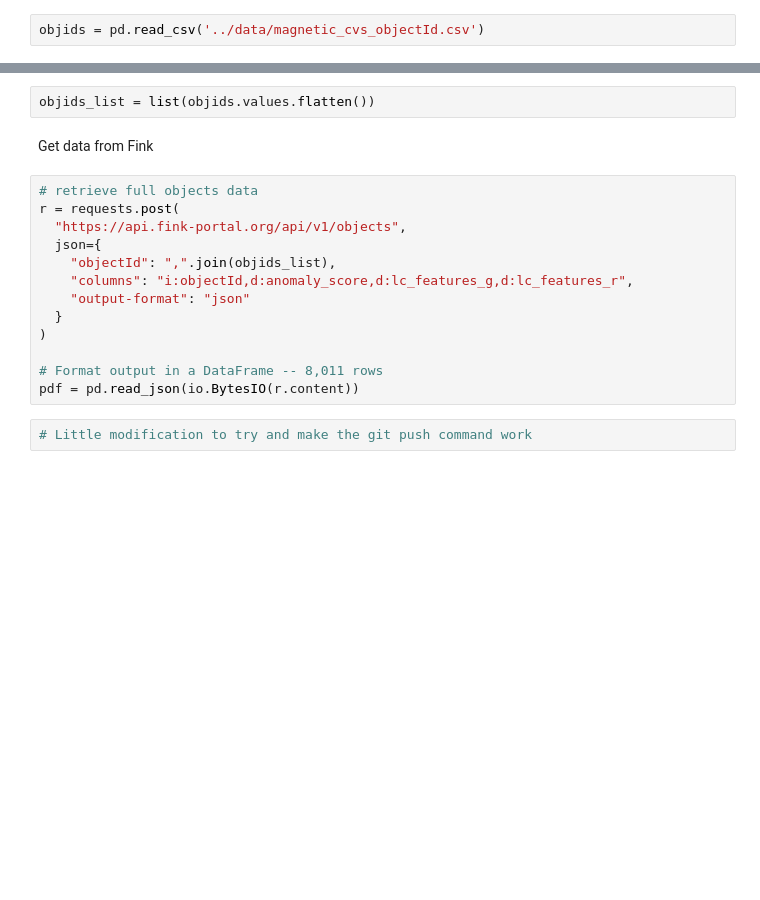
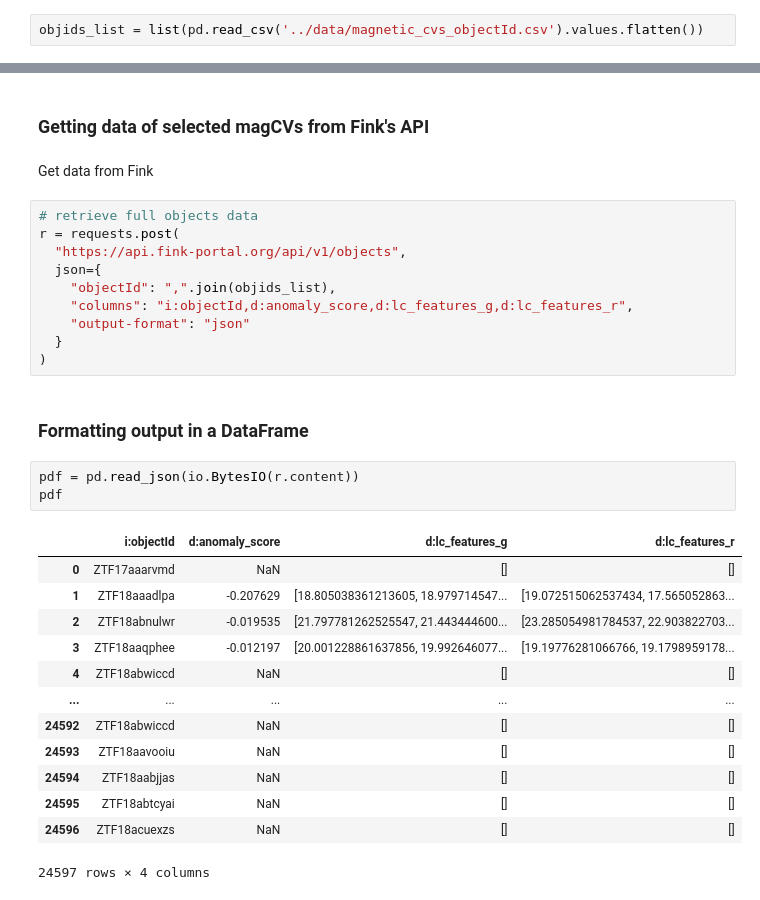
Before and after one commit to emilleishida/magnetic_cvs, a Jupyter notebook: notebooks/magnetic_cvs.ipynb, the cells around one changed output, grey strips where cells are left out. Saved outputs shown, nothing was run; the diff lists cells and outputs as text; blank space fills up the shorter version.

Commit message:
Cleaned data and first corner plot

```diff
--- a/notebooks/magnetic_cvs.ipynb
+++ b/notebooks/magnetic_cvs.ipynb
@@ -8,2 +10,2 @@ Read identification for all magnetic cataclysmic variables
 # %%
-objids = pd.read_csv('../data/magnetic_cvs_objectId.csv')
+objids_list = list(pd.read_csv('../data/magnetic_cvs_objectId.csv').values.flatten())
@@ -14,5 +12,5 @@ objids.shape
-# %%
-objids_list = list(objids.values.flatten())
+# %% [markdown]
+### Getting data of selected magCVs from Fink's API
 # %% [markdown]
 Get data from Fink
 # %%
@@ -25,8 +23,22 @@ r = requests.post(
     "output-format": "json"
   }
 )
-
-# Format output in a DataFrame -- 8,011 rows
-pdf = pd.read_json(io.BytesIO(r.content))
-# %%
-# Little modification to try and make the git push command work
+# %% [markdown]
+### Formatting output in a DataFrame
+# %%
+pdf = pd.read_json(io.BytesIO(r.content))
+pdf
+# %% [output]
+|  | i:objectId | d:anomaly_score | d:lc_features_g | d:lc_features_r |
+| 0 | ZTF17aaarvmd | NaN | [] | [] |
+| 1 | ZTF18aaadlpa | -0.207629 | [18.805038361213605, 18.979714547... | [19.072515062537434, 17.565052863... |
+| 2 | ZTF18abnulwr | -0.019535 | [21.797781262525547, 21.443444600... | [23.285054981784537, 22.903822703... |
+| 3 | ZTF18aaqphee | -0.012197 | [20.001228861637856, 19.992646077... | [19.19776281066766, 19.1798959178... |
+| 4 | ZTF18abwiccd | NaN | [] | [] |
+| ... | ... | ... | ... | ... |
+| 24592 | ZTF18abwiccd | NaN | [] | [] |
+| 24593 | ZTF18aavooiu | NaN | [] | [] |
+| 24594 | ZTF18aabjjas | NaN | [] | [] |
+| 24595 | ZTF18abtcyai | NaN | [] | [] |
+| 24596 | ZTF18acuexzs | NaN | [] | [] |
+24597 rows × 4 columns
```
Also changed, not shown: parts of 11 cells of this notebook.
